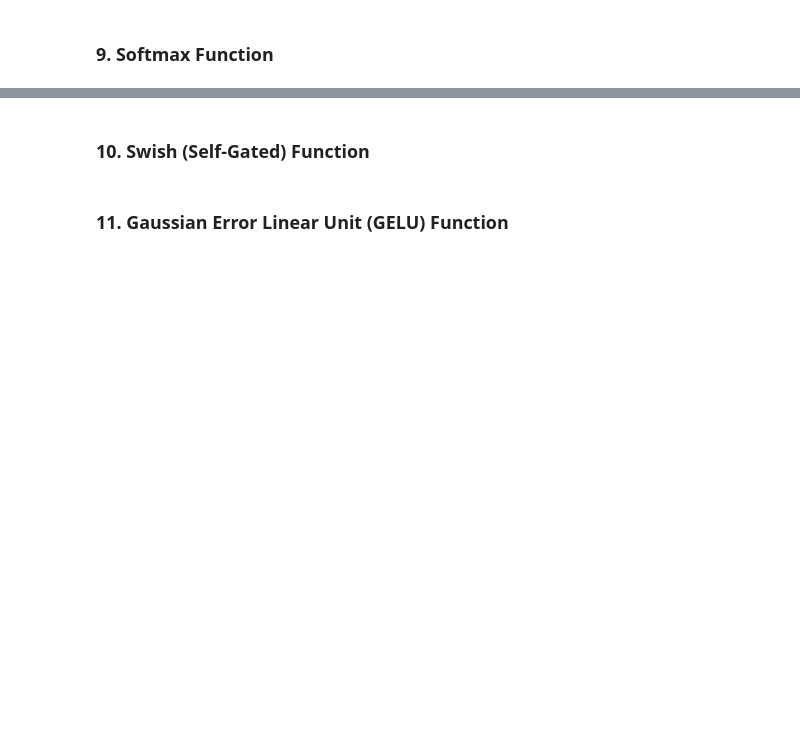
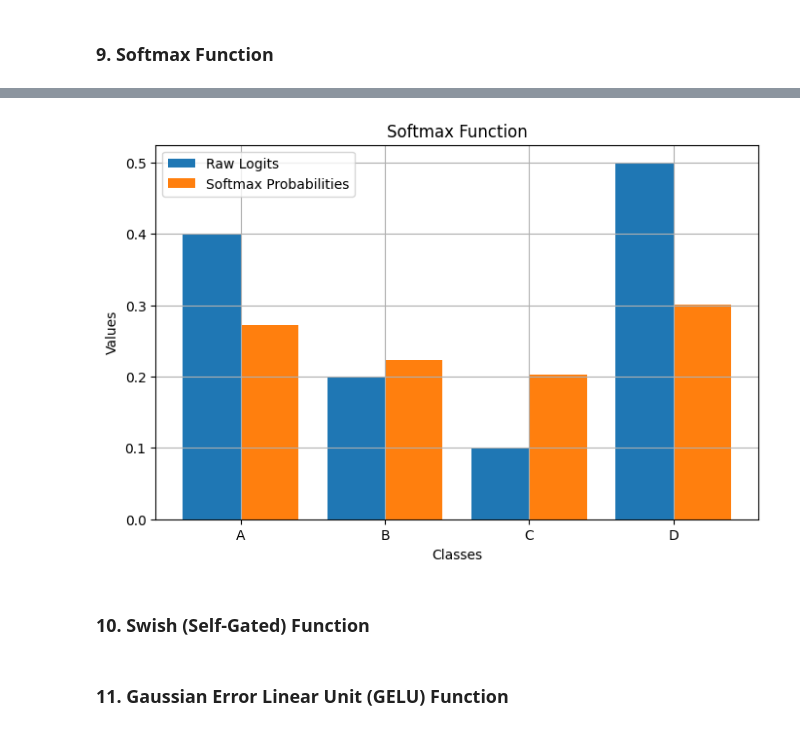
Before and after one commit to ikabrain/UCS761-Deep-Learning-Lab, a Jupyter notebook: DL_assign5.ipynb, the cells around one changed output, grey strips where cells are left out. Cells and saved outputs as stored; diff of their text form; code cells hidden in the pictures; blank space fills up the shorter version.

Commit message:
feat(assign5): implement softmax fn

```diff
--- a/DL_assign5.ipynb
+++ b/DL_assign5.ipynb
@@ -313,3 +384,44 @@ class PReLU(Activation):
+# %%
+class Softmax(Activation):
+    def forward(self, X):
+        self.X = X # X shape: (batch_size, num_classes)
+        X_shifted = X - np.max(X, axis=1, keepdims=True) # For numerical stability
+        exp_X = np.exp(X_shifted)
+        self.S = exp_X / np.sum(exp_X, axis=1, keepdims=True)
+        return self.S.astype(np.float32)
+
+    def derivative(self, X=None):
+        # Not used directly (Jacobian is required)
+        raise NotImplementedError("Softmax derivative is not element-wise")
+
+    def backward(self, dA):
+        S = self.S
+        dot = np.sum(dA * S, axis=1, keepdims=True) # Efficient Jacobian-vector product
+        dZ = S * (dA - dot)
+        return dZ.astype(np.float32)
+
+    def plot(self, logits,  class_names, title="Softmax Function"):
+        # X-axis for the graph
+        w, x = 0.4, np.arange(len(class_names))
+        logits = np.array(logits).reshape(1, -1)
+        plt.bar(x - w/2, logits.flatten(), width=w, label="Raw Logits")
+        plt.bar(x + w/2, self.forward(logits).flatten(), width=w, label="Softmax Probabilities")
+        plt.title(title)
+        plt.xticks(x, class_names)
+        plt.xlabel("Classes")
+        plt.ylabel("Values")
+        plt.legend()
+        plt.grid()
+# %%
+z = np.array([0.4, .2, .1, .5])
+cats = ["A", "B", "C", "D"]
+
+plt.figure(figsize=(8, 5))
+s = Softmax()
+s.plot(z, cats)
+plt.show()
+# %% [output]
+[figure, added]
 # %% [markdown]
 ### 10. Swish (Self-Gated) Function
 # %% [markdown]
```
Also changed, not shown: parts of 6 cells of this notebook.
